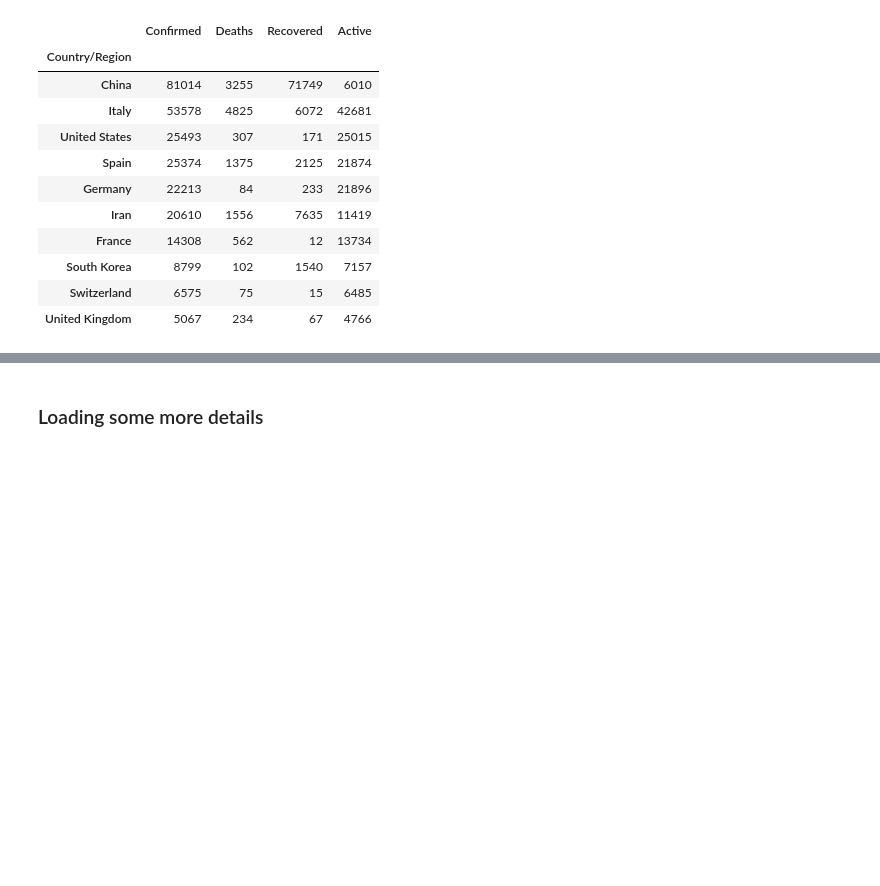
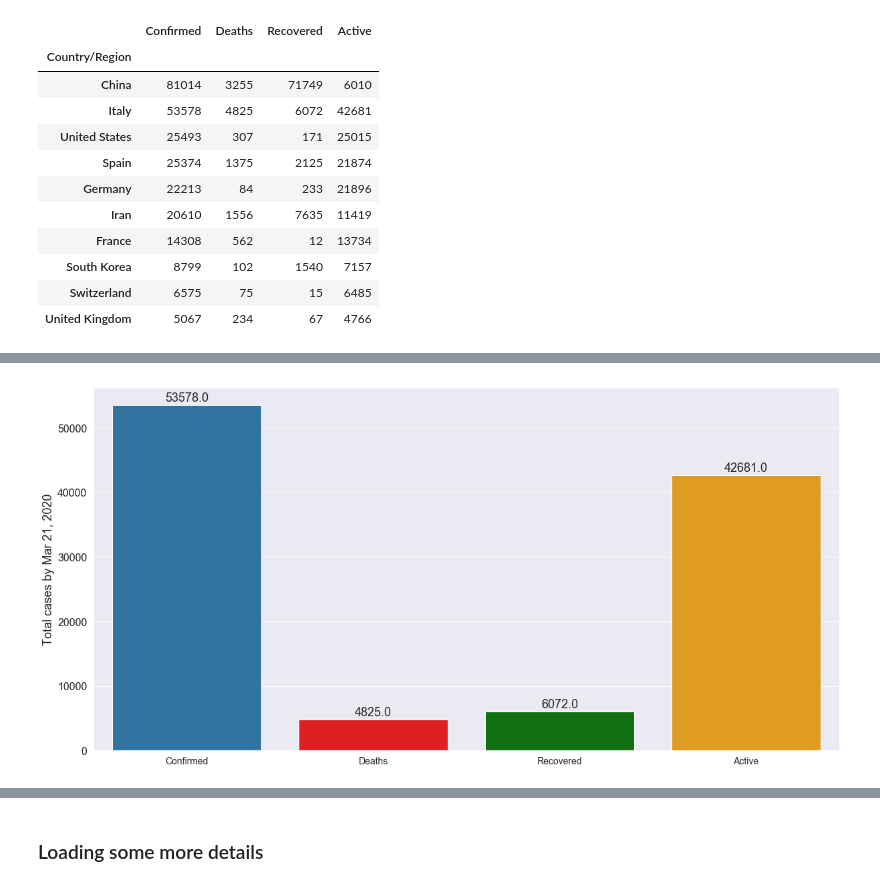
Before and after one commit to gachet/Coronavirus-2019-Analysis, a Jupyter notebook: Coronavirus_Analysis.ipynb, the cells around one changed output, grey strips where cells are left out. Cells and saved outputs as stored; diff of their text form; code cells hidden in the pictures; blank space fills up the shorter version.

```diff
--- a/Coronavirus_Analysis.ipynb
+++ b/Coronavirus_Analysis.ipynb
@@ -246,26 +215,0 @@ def recovery_rate(df, title):
-# %%
-def total_latest_barplot(df):
-    dictByLastDate = {'Confirmed': df['Confirmed'].tolist()[-1],
-                      'Deaths': df['Deaths'].tolist()[-1],
-                      'Recovered': df['Recovered'].tolist()[-1],
-                      'Active': df['Active'].tolist()[-1]}
-
-    total_column = 'Total cases by ' + max(df.index).strftime('%b %d, %Y')
-    total_data = pd.DataFrame.from_dict(dictByLastDate,
-                                        orient='index',
-                                        columns=[total_column])
-
-    x = total_data.index
-    y = total_data[total_column]
-    ax = sns.barplot(x,  y,  palette=['#1f77b4', 'red', 'green', 'orange'])
-
-    plt.ylabel(total_data.columns[0])
-
-    for p in ax.patches:
-        ax.annotate(p.get_height(),
-                    (p.get_x() + p.get_width() / 2., p.get_height()),
-                    ha = 'center',
-                    va = 'center',
-                    xytext = (0, 10),
-                    textcoords = 'offset points',
-                    fontsize=18)
@@ -328,0 +313,4 @@ top_ten.style.background_gradient(cmap='Reds')
+# %%
+total_latest_barplot(total_cases_italy)
+# %% [output]
+[figure, added]
```
Also changed, not shown: parts of 36 cells of this notebook, 2 other files.
